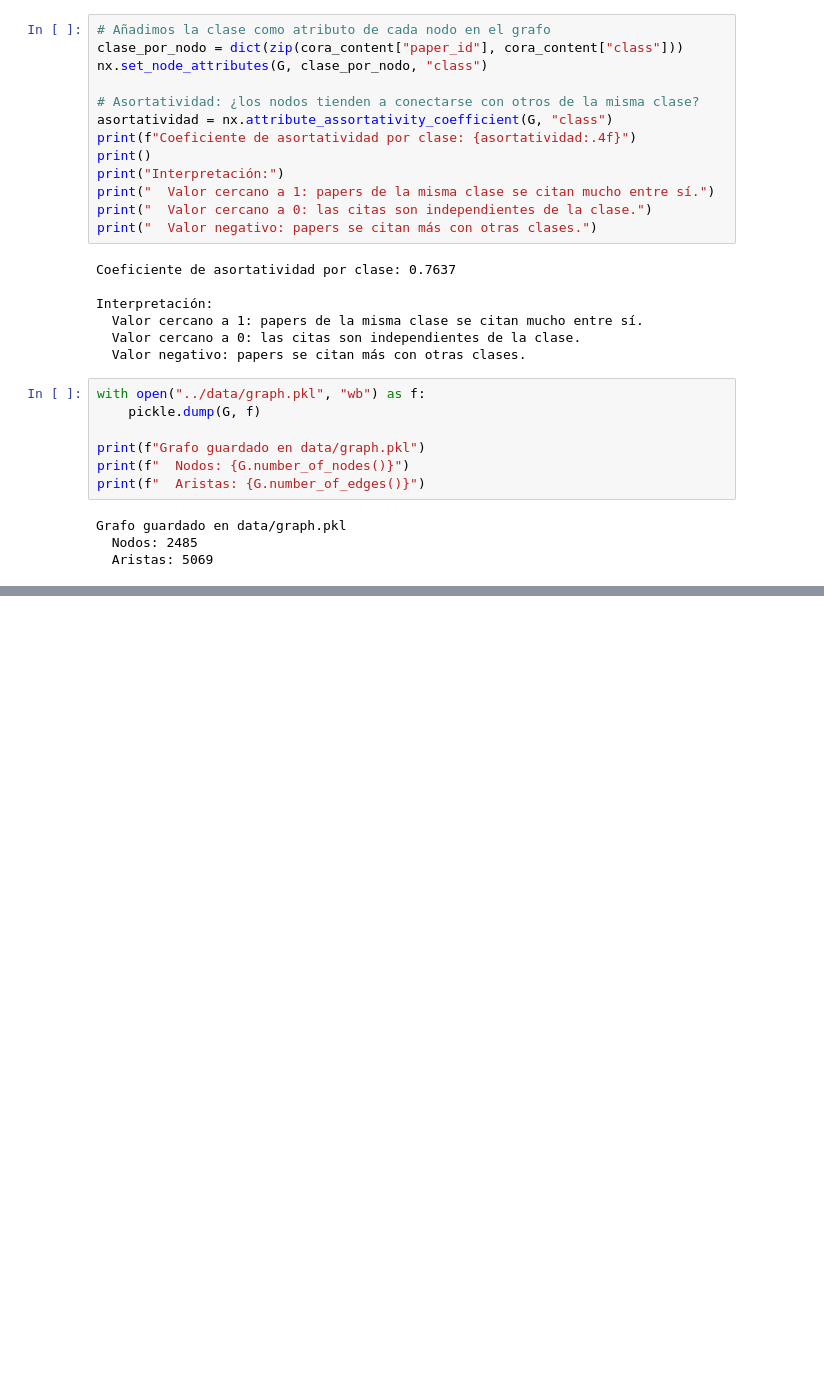
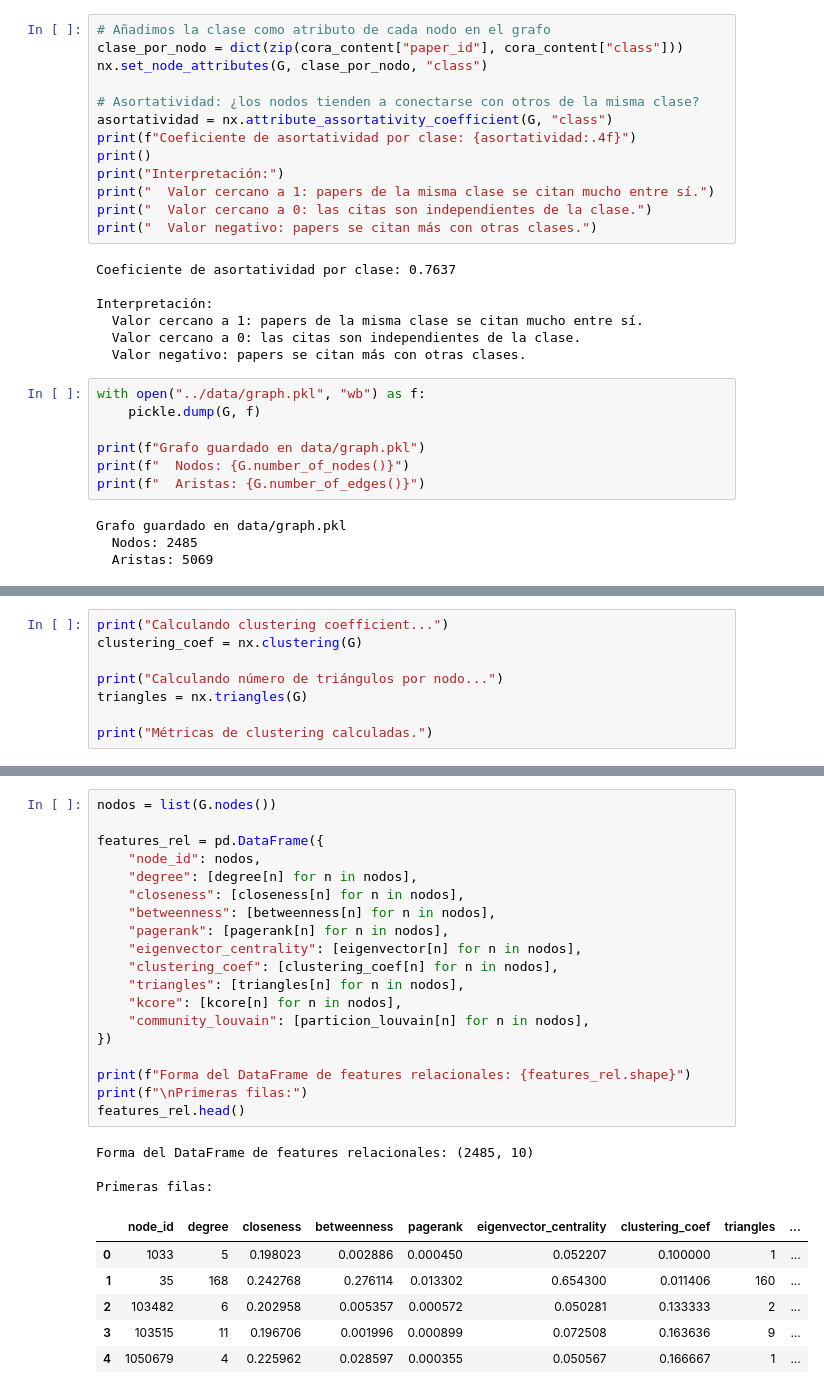
Before and after one commit to JesusSQ/aprendizaje-automatico-relacional, a Jupyter notebook: notebooks/01_eda_y_features.ipynb, the cells around one changed output, grey strips where cells are left out. Saved outputs shown, nothing was run; the diff lists cells and outputs as text; blank space fills up the shorter version.

```diff
--- a/notebooks/01_eda_y_features.ipynb
+++ b/notebooks/01_eda_y_features.ipynb
@@ -259,0 +327,8 @@ Grafo guardado en data/graph.pkl
+# %%
+print("Calculando clustering coefficient...")
+clustering_coef = nx.clustering(G)
+
+print("Calculando número de triángulos por nodo...")
+triangles = nx.triangles(G)
+
+print("Métricas de clustering calculadas.")
@@ -259,0 +425,29 @@ Grafo guardado en data/graph.pkl
+# %%
+nodos = list(G.nodes())
+
+features_rel = pd.DataFrame({
+    "node_id": nodos,
+    "degree": [degree[n] for n in nodos],
+    "closeness": [closeness[n] for n in nodos],
+    "betweenness": [betweenness[n] for n in nodos],
+    "pagerank": [pagerank[n] for n in nodos],
+    "eigenvector_centrality": [eigenvector[n] for n in nodos],
+    "clustering_coef": [clustering_coef[n] for n in nodos],
+    "triangles": [triangles[n] for n in nodos],
+    "kcore": [kcore[n] for n in nodos],
+    "community_louvain": [particion_louvain[n] for n in nodos],
+})
+
+print(f"Forma del DataFrame de features relacionales: {features_rel.shape}")
+print(f"\nPrimeras filas:")
+features_rel.head()
+# %% [output]
+Forma del DataFrame de features relacionales: (2485, 10)
+
+Primeras filas:
+|  | node_id | degree | closeness | betweenness | pagerank | eigenvector_centrality | clustering_coef | triangles | ... |
+| 0 | 1033 | 5 | 0.198023 | 0.002886 | 0.000450 | 0.052207 | 0.100000 | 1 | ... |
+| 1 | 35 | 168 | 0.242768 | 0.276114 | 0.013302 | 0.654300 | 0.011406 | 160 | ... |
+| 2 | 103482 | 6 | 0.202958 | 0.005357 | 0.000572 | 0.050281 | 0.133333 | 2 | ... |
+| 3 | 103515 | 11 | 0.196706 | 0.001996 | 0.000899 | 0.072508 | 0.163636 | 9 | ... |
+| 4 | 1050679 | 4 | 0.225962 | 0.028597 | 0.000355 | 0.050567 | 0.166667 | 1 | ... |
```
Also changed, not shown: parts of 13 cells of this notebook.
